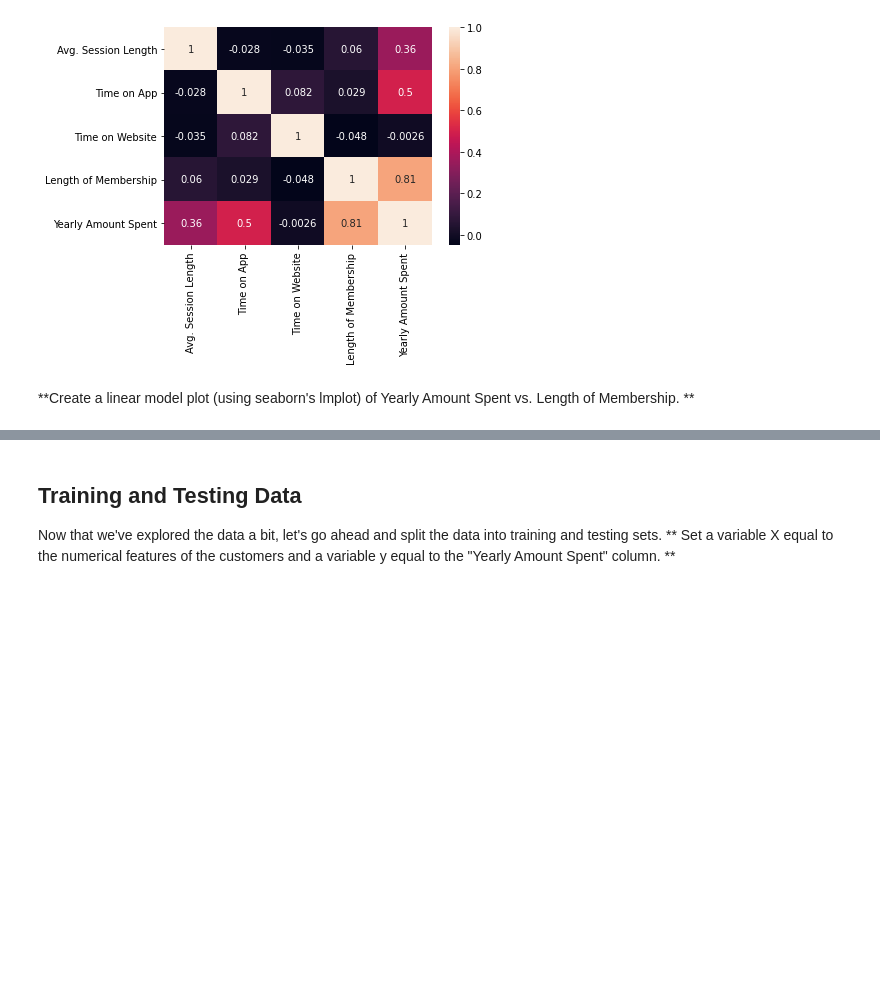
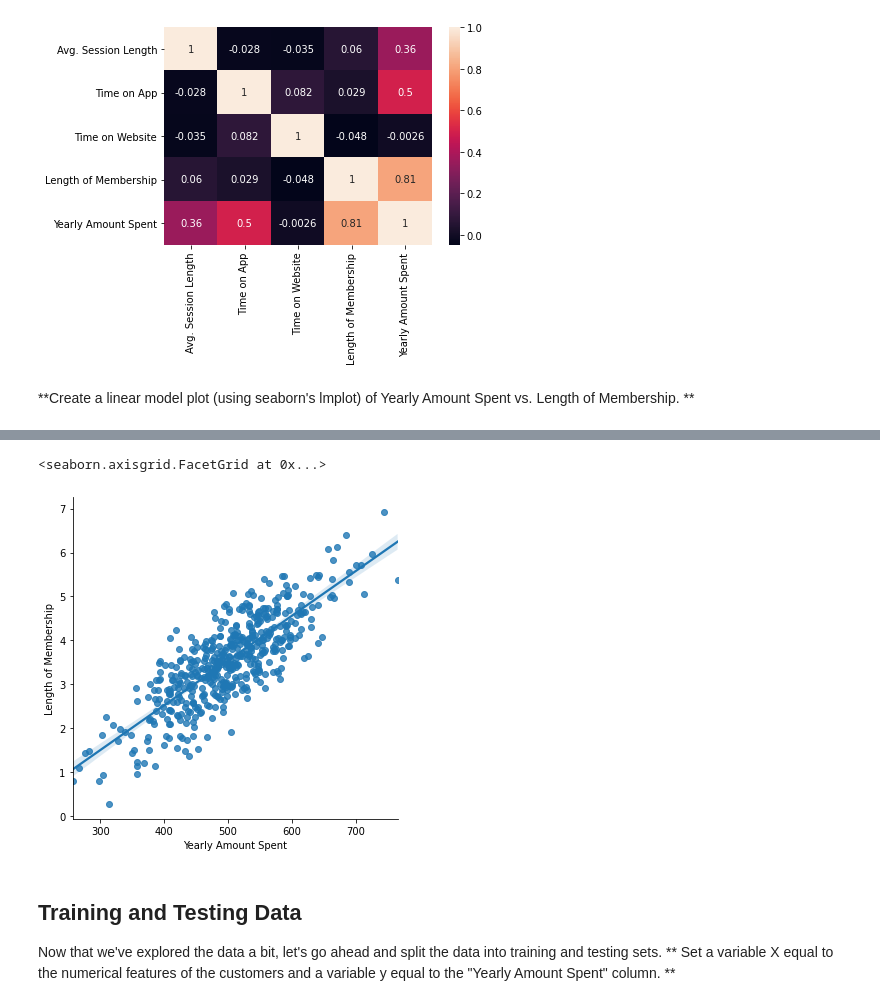
Before and after one commit to goaziz/python-data-science, a Jupyter notebook: Linear Regression/02-Linear Regression Project Excercise.ipynb, the cells around one changed output, grey strips where cells are left out. Drawn from its saved outputs; the diff is of its cells as text; code cells hidden in the pictures; blank space fills up the shorter version.

```diff
--- a/Linear Regression/02-Linear Regression Project Excercise.ipynb
+++ b/Linear Regression/02-Linear Regression Project Excercise.ipynb
@@ -128,3 +126,8 @@ sns.heatmap(df.corr(), annot=True)
+# %%
+sns.lmplot(x='Yearly Amount Spent', y='Length of Membership', data=df)
+# %% [output]
+<seaborn.axisgrid.FacetGrid at 0x...>
+[figure, added]
 # %% [markdown]
 ## Training and Testing Data
 
```
Also changed, not shown: parts of 3 cells of this notebook, 5 other files.
